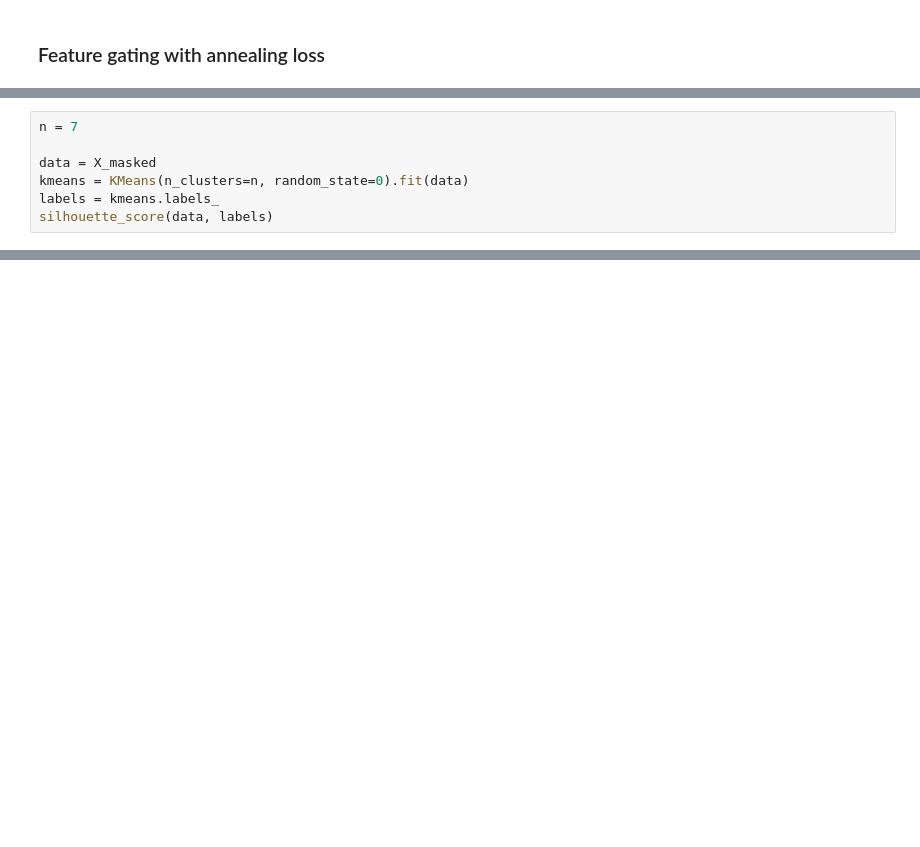
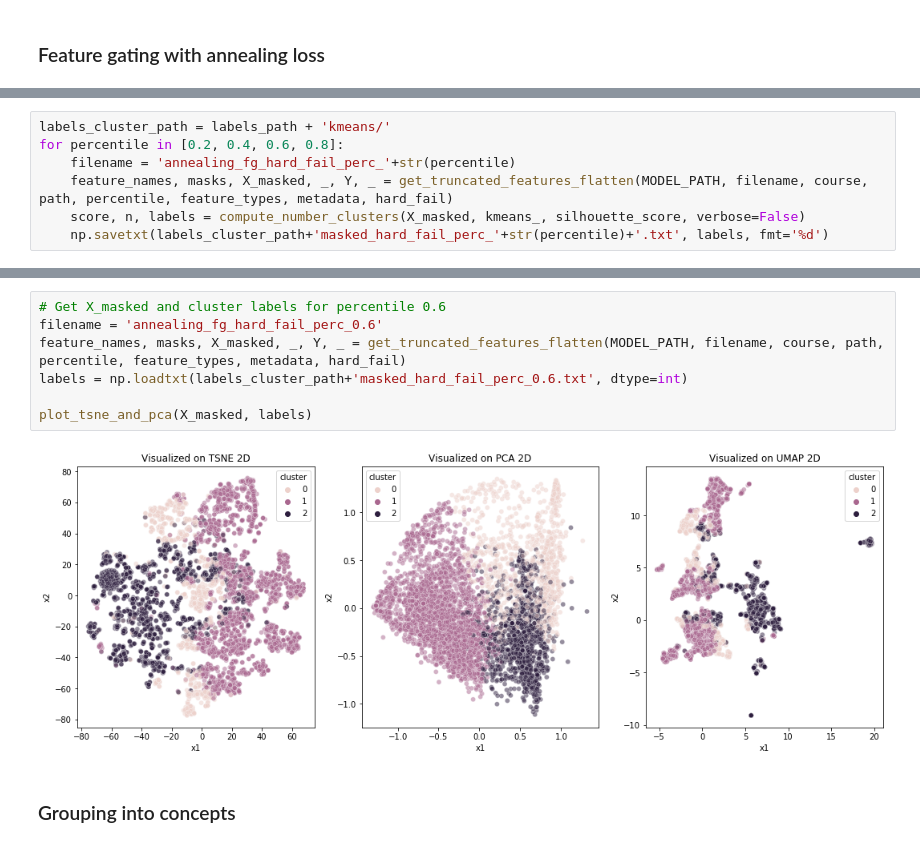
Before and after one commit to epfl-ml4ed/interpretable-clustering, a Jupyter notebook: notebooks/Masking_and_Clustering.ipynb, the cells around one changed output, grey strips where cells are left out. Drawn from its saved outputs; the diff is of its cells as text; blank space fills up the shorter version.

```diff
--- a/notebooks/Masking_and_Clustering.ipynb
+++ b/notebooks/Masking_and_Clustering.ipynb
@@ -253,7 +52,0 @@ plt.show()
-# %%
-n = 7
-
-data = X_masked
-kmeans = KMeans(n_clusters=n, random_state=0).fit(data)
-labels = kmeans.labels_
-silhouette_score(data, labels)
@@ -542,0 +122,7 @@ df
+# %%
+labels_cluster_path = labels_path + 'kmeans/'
+for percentile in [0.2, 0.4, 0.6, 0.8]:
+    filename = 'annealing_fg_hard_fail_perc_'+str(percentile)
+    feature_names, masks, X_masked, _, Y, _ = get_truncated_features_flatten(MODEL_PATH, filename, course, path, percentile, feature_types, metadata, hard_fail)
+    score, n, labels = compute_number_clusters(X_masked, kmeans_, silhouette_score, verbose=False)
+    np.savetxt(labels_cluster_path+'masked_hard_fail_perc_'+str(percentile)+'.txt', labels, fmt='%d')
@@ -542,0 +133,11 @@ df
+# %%
+# Get X_masked and cluster labels for percentile 0.6
+filename = 'annealing_fg_hard_fail_perc_0.6'
+feature_names, masks, X_masked, _, Y, _ = get_truncated_features_flatten(MODEL_PATH, filename, course, path, percentile, feature_types, metadata, hard_fail)
+labels = np.loadtxt(labels_cluster_path+'masked_hard_fail_perc_0.6.txt', dtype=int)
+
+plot_tsne_and_pca(X_masked, labels)
+# %% [output]
+[figure, added]
+# %% [markdown]
+### Grouping into concepts
```
Also changed, not shown: parts of 47 cells of this notebook, 2 other files.
